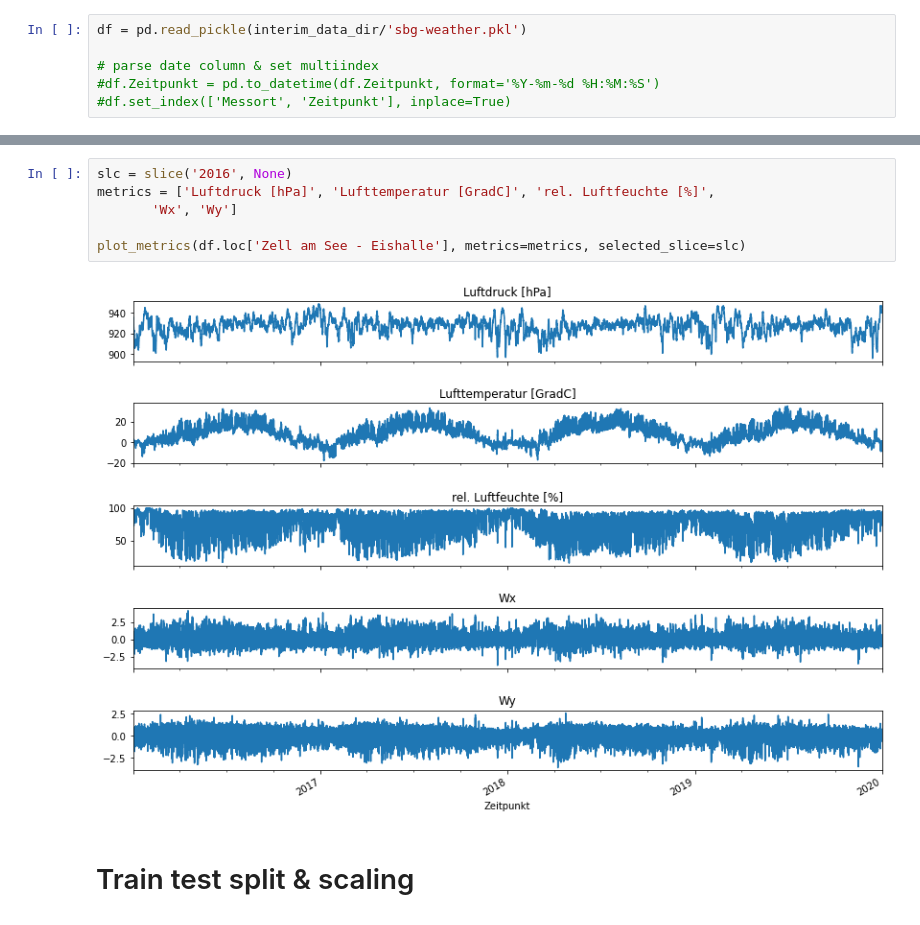
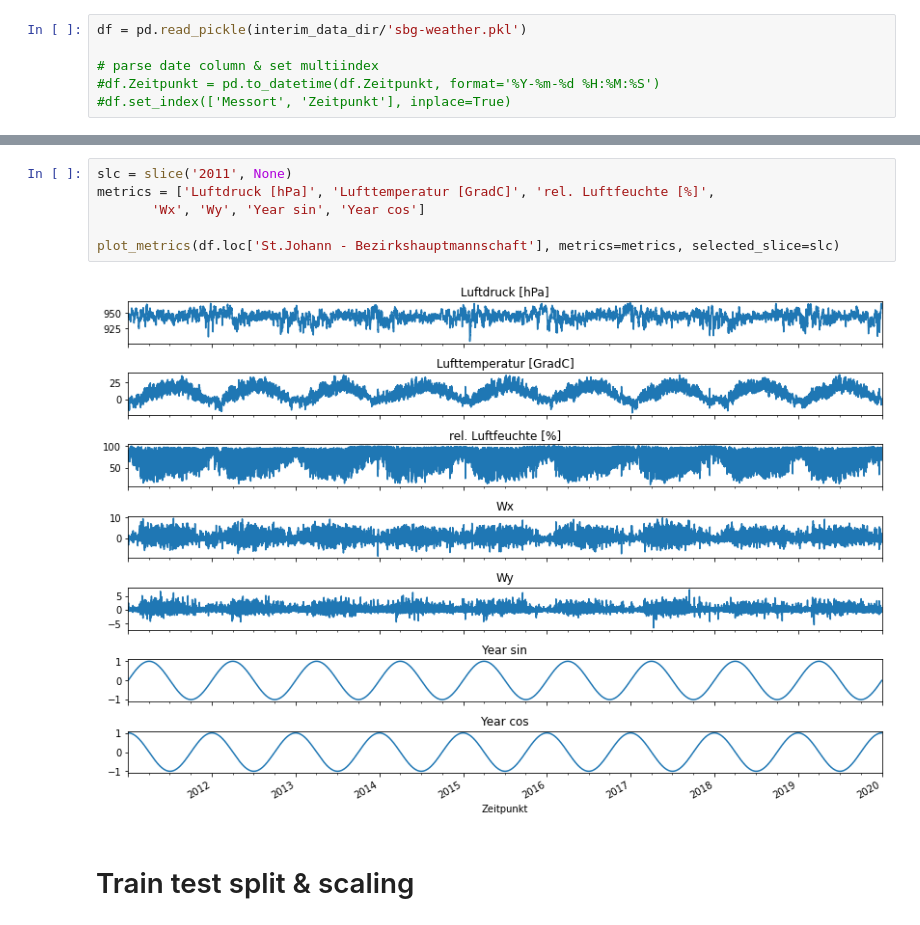
Before and after one commit to heckert/sbg-weather, a Jupyter notebook: notebooks/01-explore&prep.ipynb, the cells around one changed output, grey strips where cells are left out. Drawn from its saved outputs; the diff is of its cells as text.

```diff
--- a/notebooks/01-explore&prep.ipynb
+++ b/notebooks/01-explore&prep.ipynb
@@ -210,11 +241,11 @@ df = pd.read_pickle(interim_data_dir/'sbg-weather.pkl')
 # %%
-slc = slice('2016', None)
+slc = slice('2011', None)
 metrics = ['Luftdruck [hPa]', 'Lufttemperatur [GradC]', 'rel. Luftfeuchte [%]',
-       'Wx', 'Wy']
+       'Wx', 'Wy', 'Year sin', 'Year cos']
 
-plot_metrics(df.loc['Zell am See - Eishalle'], metrics=metrics, selected_slice=slc)
+plot_metrics(df.loc['St.Johann - Bezirkshauptmannschaft'], metrics=metrics, selected_slice=slc)
 # %% [output]
-[figure, old version]
+[figure, new version]
 # %% [markdown]
 # Train test split & scaling
 # %%
```
Also changed, not shown: parts of 20 cells of this notebook, 4 other files.
